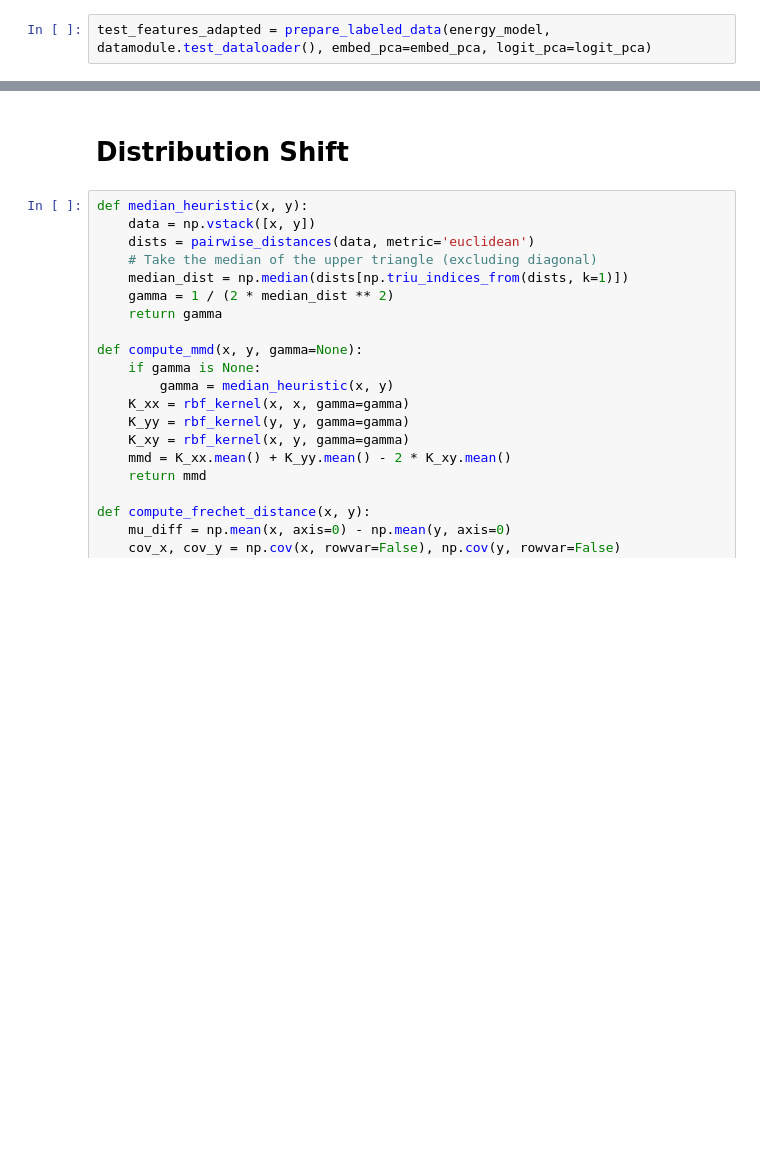
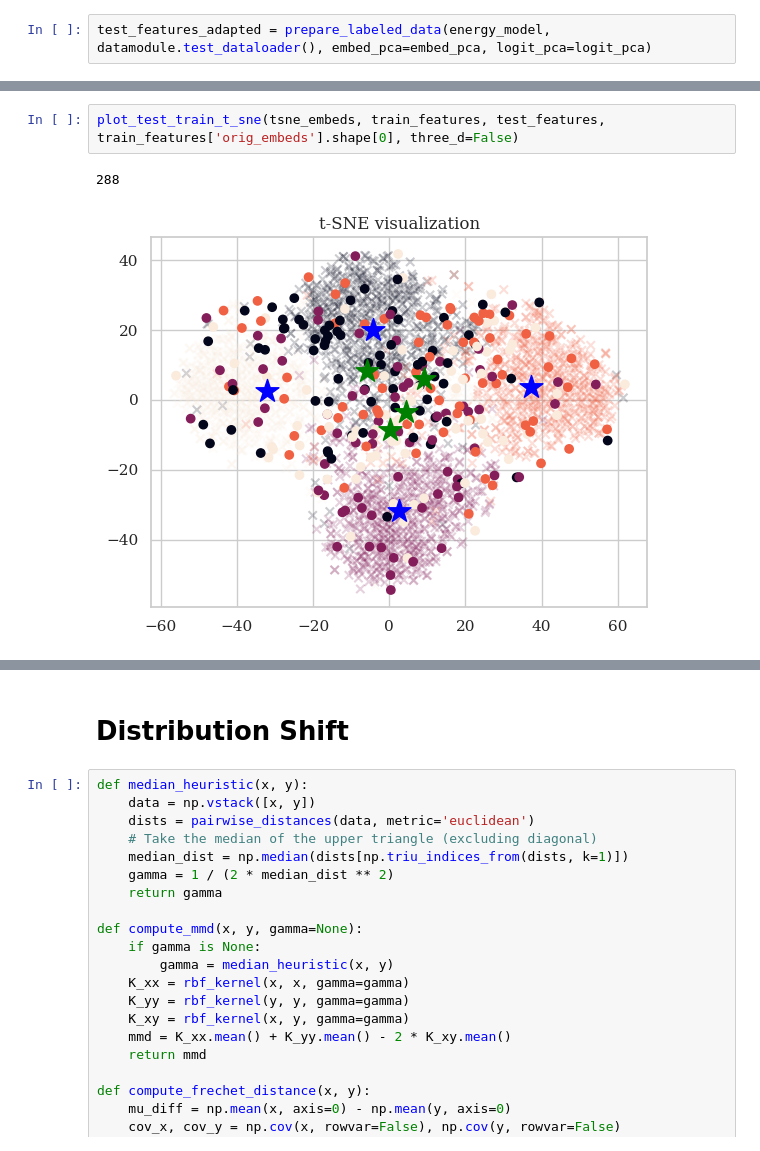
Before and after one commit to polghskggh/DL2_project, a Jupyter notebook: eeg/pca.ipynb, the cells around one changed output, grey strips where cells are left out. Saved outputs shown, nothing was run; the diff lists cells and outputs as text; blank space fills up the shorter version.

```diff
--- a/eeg/pca.ipynb
+++ b/eeg/pca.ipynb
@@ -389,0 +467,5 @@ acc
+# %%
+plot_test_train_t_sne(tsne_embeds, train_features, test_features, train_features['orig_embeds'].shape[0], three_d=False)
+# %% [output]
+288
+[figure, added]
```
Also changed, not shown: parts of 28 cells of this notebook, 46 other files.
